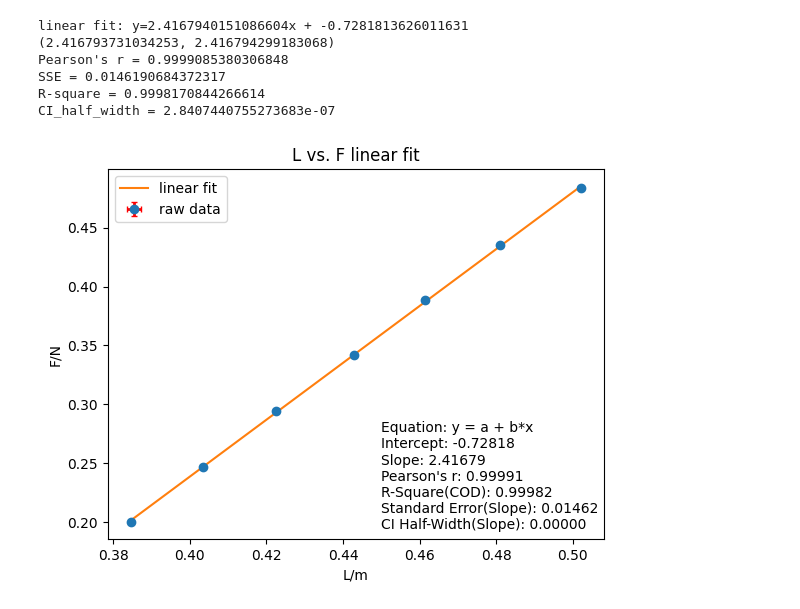
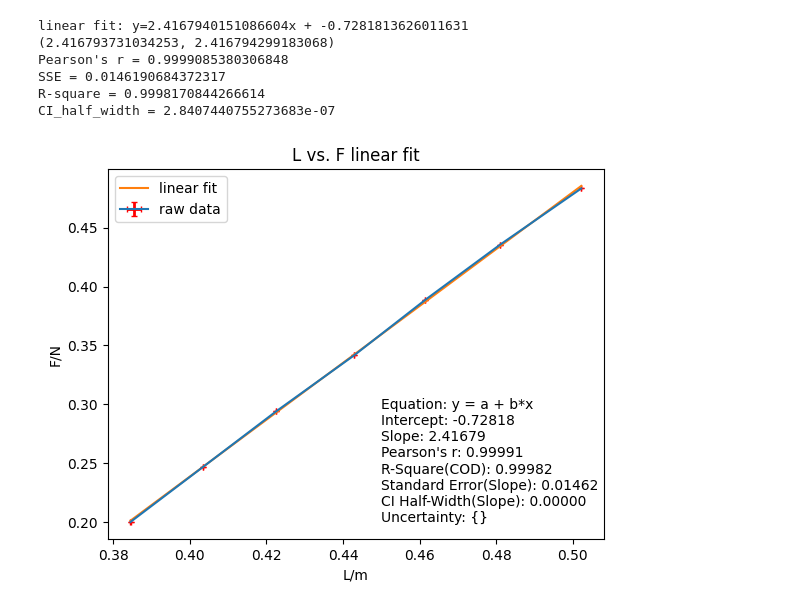
Before and after one commit to openhe-hub/python-math-utils, a Jupyter notebook: src/linear_fit.ipynb, the cells around one changed output. Drawn from its saved outputs; the diff is of its cells as text; code cells hidden in the pictures.

```diff
--- a/src/linear_fit.ipynb
+++ b/src/linear_fit.ipynb
@@ -7,7 +7,7 @@ from scipy import stats
 
 config={
     "text_x": 0.45,
-    "text_y": 0.18,
+    "text_y": 0.2,
     "title": "L vs. F linear fit",
     "label_x": "L/m",
     "label_y":"F/N"
@@ -15,7 +15,7 @@ config={
 
 def linear_fit(x,y,x_err,y_err):
     # error bar
-    plt.errorbar(x,y,y_err,x_err,fmt="o",ecolor="r",elinewidth=2,capsize=2)
+    plt.errorbar(x,y,y_err,x_err,fmt="",ecolor="r",elinewidth=2,capsize=2)
 
     # lieanr fit
     x_train=np.array(x)
@@ -66,34 +66,35 @@ def linear_fit(x,y,x_err,y_err):
     print(f"CI_half_width = {ci_half_width}")
 
     # statistics plot
     text_str="Equation: y = a + b*x\n"
     text_str+="Intercept: {0:.5f}\n".format(intercept)
     text_str+="Slope: {0:.5f}\n".format(slope)
     text_str+="Pearson's r: {0:.5f}\n".format(pearson_r)
     text_str+="R-Square(COD): {0:.5f}\n".format(r_squared)
     text_str+="Standard Error(Slope): {0:.5f}\n".format(sse)
     text_str+="CI Half-Width(Slope): {0:.5f}\n".format(ci_half_width)
+    text_str+="Uncertainty: {}"
 
     plt.text(config["text_x"],config["text_y"],text_str)
 
 
     plt.show()
 
 
 L=[0.38450,0.40350,0.42250,0.44290,0.46150,0.48100,0.50220]
 F=[0.2,0.2469,0.2939,0.3416,0.3888,0.4356,0.4834]
 L_err=[0.00002,0.00002,0.00002,0.00002,0.00002,0.00002,0.00002]
 F_err=[0.00001,0.00001,0.00001,0.00001,0.00001,0.00001,0.00001]
 
 linear_fit(L,F,L_err,F_err)
 # %% [output]
 linear fit: y=2.4167940151086604x + -0.7281813626011631
 (2.416793731034253, 2.416794299183068)
 Pearson's r = 0.9999085380306848
 SSE = 0.0146190684372317
 R-square = 0.9998170844266614
 CI_half_width = 2.8407440755273683e-07
-[figure, old version]
+[figure, new version]
 # %%
 import numpy as np
 from scipy import stats
```
Also changed, not shown: 1 other file.
